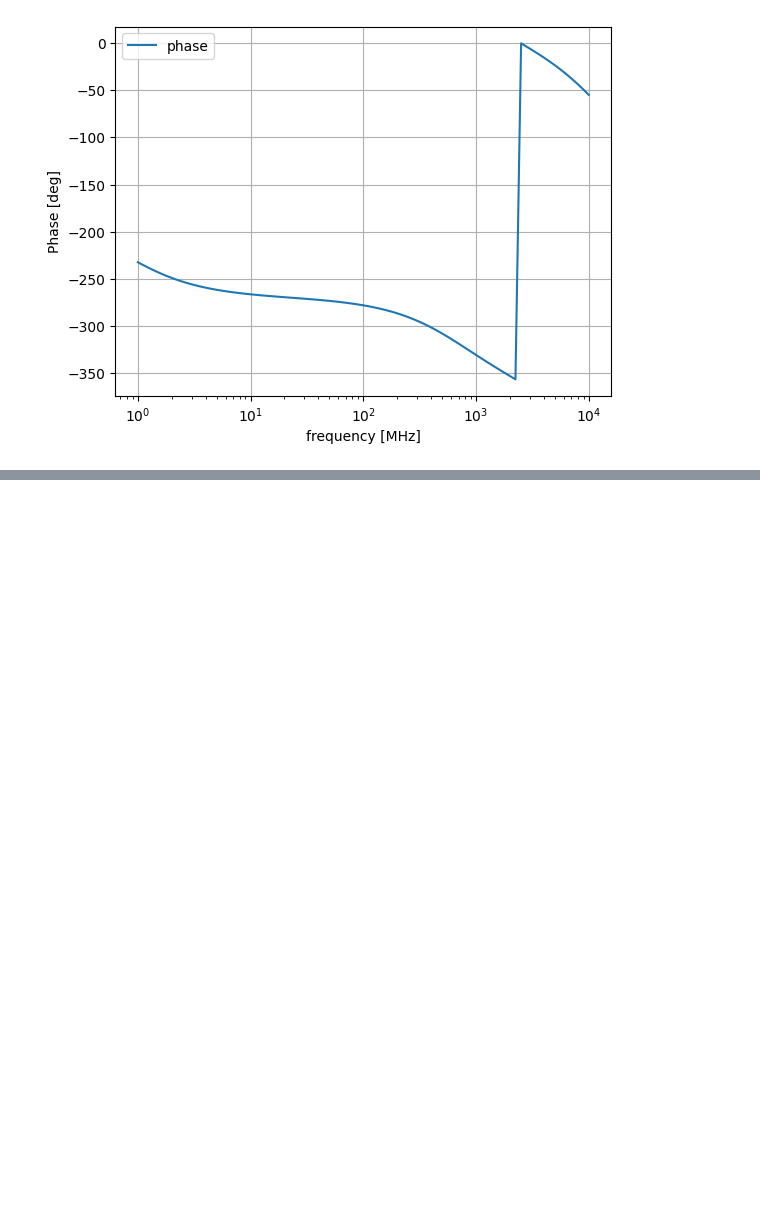
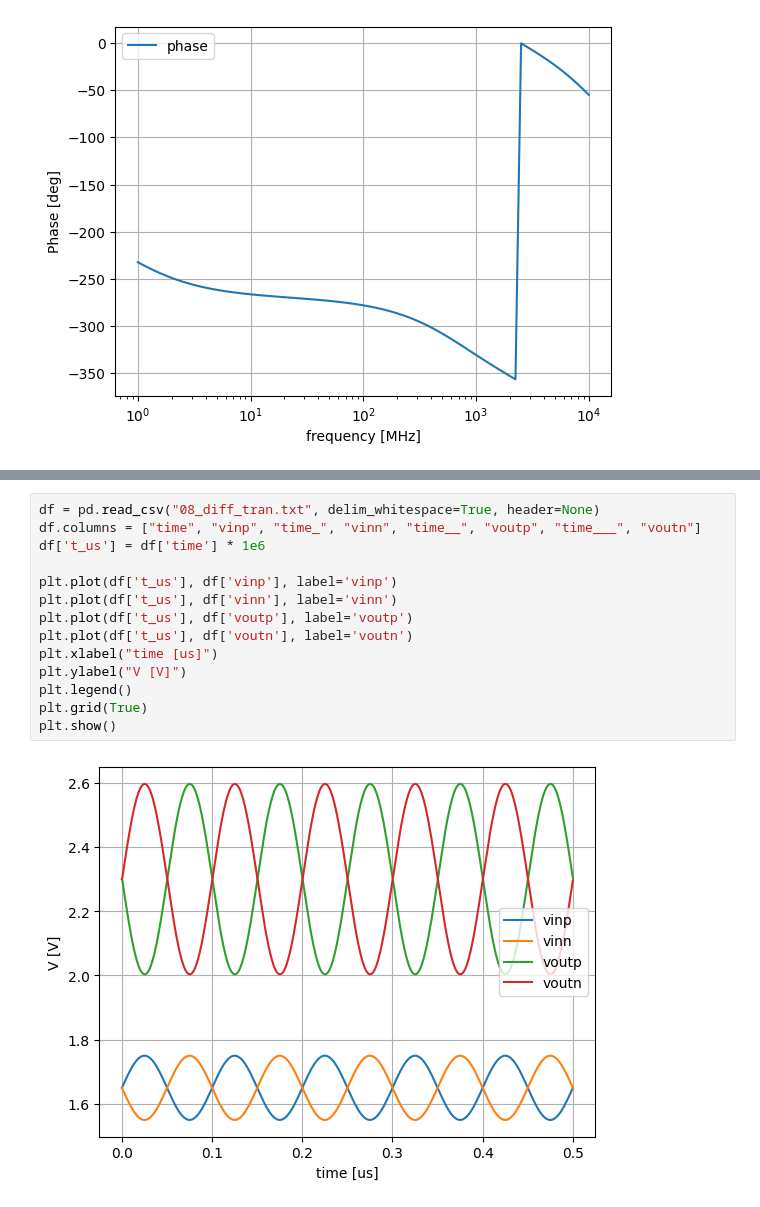
Before and after one commit to atuchiya/gf180-analog-tutorial, a Jupyter notebook: fifty_nifty.ipynb, the cells around one changed output, grey strips where cells are left out. Cells and saved outputs as stored; diff of their text form; blank space fills up the shorter version.

Commit message:
Add diff-pair transient analysis

```diff
--- a/fifty_nifty.ipynb
+++ b/fifty_nifty.ipynb
@@ -726,0 +780,16 @@ At low frequency, the gain is almost zero. As the frequency increases, the commo
+# %%
+df = pd.read_csv("08_diff_tran.txt", delim_whitespace=True, header=None)
+df.columns = ["time", "vinp", "time_", "vinn", "time__", "voutp", "time___", "voutn"]
+df['t_us'] = df['time'] * 1e6
+
+plt.plot(df['t_us'], df['vinp'], label='vinp')
+plt.plot(df['t_us'], df['vinn'], label='vinn')
+plt.plot(df['t_us'], df['voutp'], label='voutp')
+plt.plot(df['t_us'], df['voutn'], label='voutn')
+plt.xlabel("time [us]")
+plt.ylabel("V [V]")
+plt.legend()
+plt.grid(True)
+plt.show()
+# %% [output]
+[figure, added]
```
Also changed, not shown: parts of 15 cells of this notebook.
